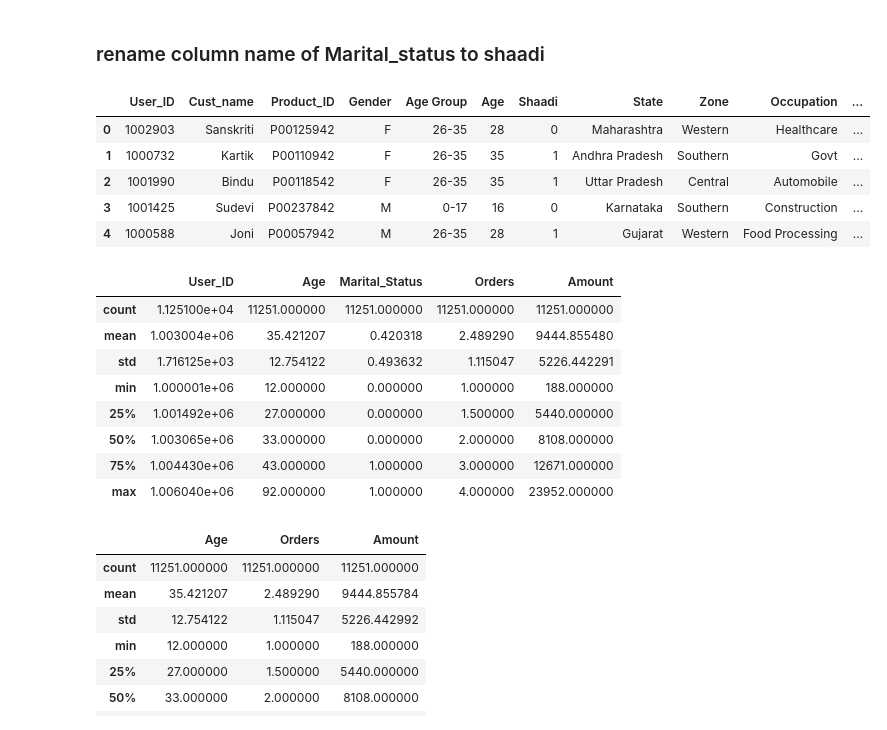
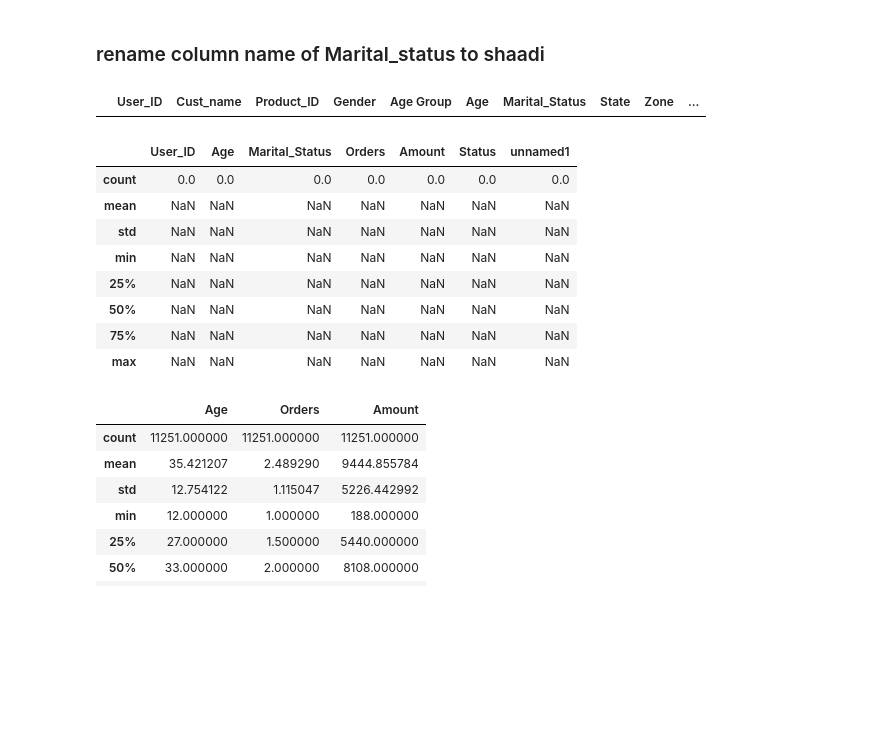
Before and after one commit to 960Subhamsingh/data_analyst_project, a Jupyter notebook: diwali_sales/diwali_sales.ipynb, the cells around one changed output. Saved outputs shown, nothing was run; the diff lists cells and outputs as text; code cells hidden in the pictures; blank space fills up the shorter version.

Commit message:
diwali sales analysis

```diff
--- a/diwali_sales/diwali_sales.ipynb
+++ b/diwali_sales/diwali_sales.ipynb
@@ -8,7 +8,7 @@ import seaborn as sns
 # %% [markdown]
 load  csv file
 # %%
-df = pd.read_csv('Diwali Sales Data.csv', encoding= 'unicode_escape')
+df = pd.read_excel("d:/Project/data_analyst_project/diwali_sales/Diwali_Sales_Data.xlsx",sheet_name="Diwali Sales Data")
 # %% [markdown]
 Display , How  many Rows and Columns
 # %%
@@ -74,27 +78,22 @@ dtype('int64')
 # %% [markdown]
 ### rename column name of Marital_status to shaadi
 # %%
-df.rename(columns= {'Marital_Status':'Shaadi'}).head()
+df[df.rename(columns= {'Marital_Status':'Shaadi'})]
 # %% [output]
-|  | User_ID | Cust_name | Product_ID | Gender | Age Group | Age | Shaadi | State | Zone | Occupation | ... |
-| 0 | 1002903 | Sanskriti | P00125942 | F | 26-35 | 28 | 0 | Maharashtra | Western | Healthcare | ... |
-| 1 | 1000732 | Kartik | P00110942 | F | 26-35 | 35 | 1 | Andhra Pradesh | Southern | Govt | ... |
-| 2 | 1001990 | Bindu | P00118542 | F | 26-35 | 35 | 1 | Uttar Pradesh | Central | Automobile | ... |
-| 3 | 1001425 | Sudevi | P00237842 | M | 0-17 | 16 | 0 | Karnataka | Southern | Construction | ... |
-| 4 | 1000588 | Joni | P00057942 | M | 26-35 | 28 | 1 | Gujarat | Western | Food Processing | ... |
+|  | User_ID | Cust_name | Product_ID | Gender | Age Group | Age | Marital_Status | State | Zone | ... |
 # %%
 # describe() method returns description of the data in the DataFrame (i.e. count, mean, std, etc)
 df.describe()
 # %% [output]
-|  | User_ID | Age | Marital_Status | Orders | Amount |
-| count | 1.125100e+04 | 11251.000000 | 11251.000000 | 11251.000000 | 11251.000000 |
-| mean | 1.003004e+06 | 35.421207 | 0.420318 | 2.489290 | 9444.855480 |
-| std | 1.716125e+03 | 12.754122 | 0.493632 | 1.115047 | 5226.442291 |
-| min | 1.000001e+06 | 12.000000 | 0.000000 | 1.000000 | 188.000000 |
-| 25% | 1.001492e+06 | 27.000000 | 0.000000 | 1.500000 | 5440.000000 |
-| 50% | 1.003065e+06 | 33.000000 | 0.000000 | 2.000000 | 8108.000000 |
-| 75% | 1.004430e+06 | 43.000000 | 1.000000 | 3.000000 | 12671.000000 |
-| max | 1.006040e+06 | 92.000000 | 1.000000 | 4.000000 | 23952.000000 |
+|  | User_ID | Age | Marital_Status | Orders | Amount | Status | unnamed1 |
+| count | 0.0 | 0.0 | 0.0 | 0.0 | 0.0 | 0.0 | 0.0 |
+| mean | NaN | NaN | NaN | NaN | NaN | NaN | NaN |
+| std | NaN | NaN | NaN | NaN | NaN | NaN | NaN |
+| min | NaN | NaN | NaN | NaN | NaN | NaN | NaN |
+| 25% | NaN | NaN | NaN | NaN | NaN | NaN | NaN |
+| 50% | NaN | NaN | NaN | NaN | NaN | NaN | NaN |
+| 75% | NaN | NaN | NaN | NaN | NaN | NaN | NaN |
+| max | NaN | NaN | NaN | NaN | NaN | NaN | NaN |
 # %%
 # use describe() for specific columns
 df[['Age', 'Orders', 'Amount']].describe()
```
Also changed, not shown: parts of 3 cells of this notebook, 4 other files.
